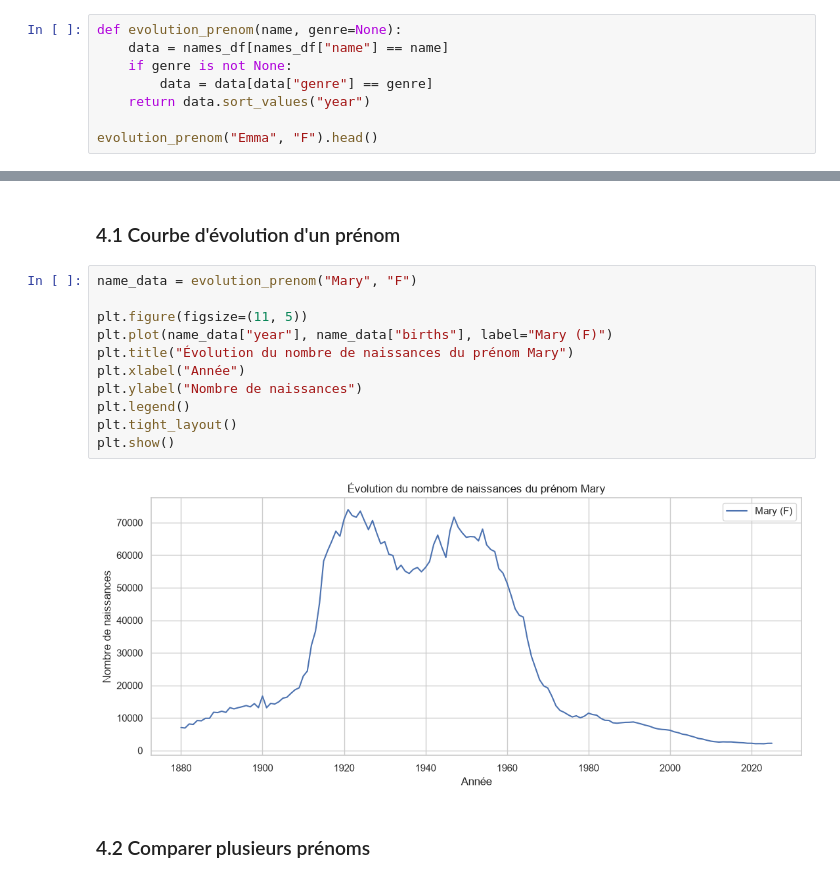
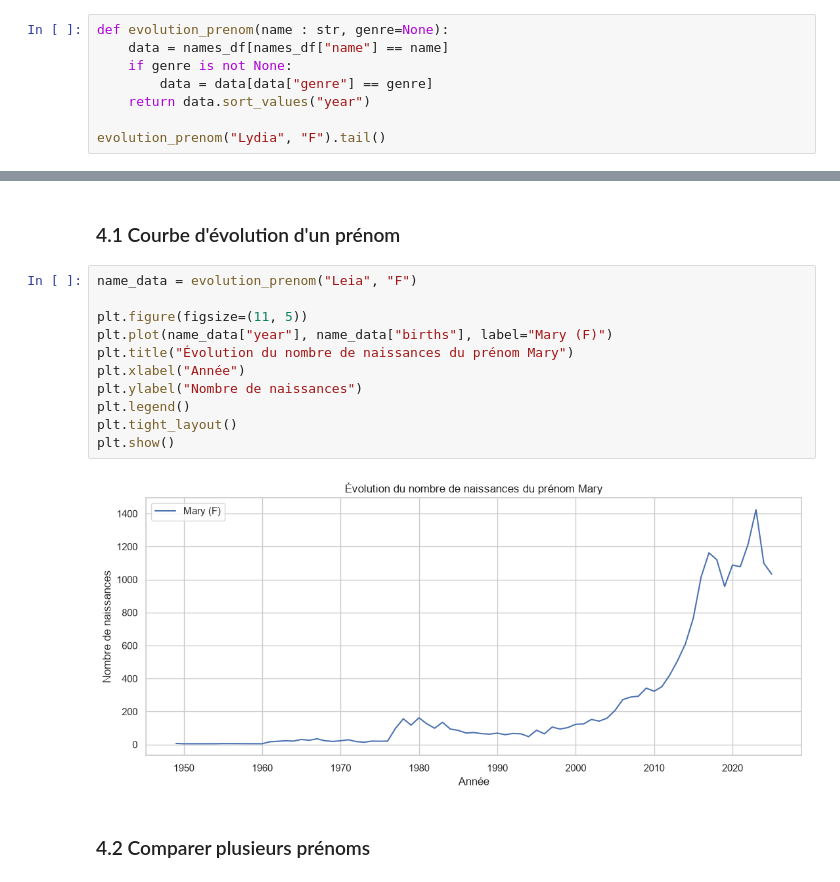
Before and after one commit to lydiavi/introduction-python, a Jupyter notebook: notebooks/1_usa_names.ipynb, the cells around one changed output, grey strips where cells are left out. Saved outputs shown, nothing was run; the diff lists cells and outputs as text.

```diff
--- a/notebooks/1_usa_names.ipynb
+++ b/notebooks/1_usa_names.ipynb
@@ -775,12 +908,12 @@ top_by_year[["year", "name", "genre", "births"]].head(15)
 
 Pour un prénom donné, on peut comparer son nombre de naissances au fil du temps.
 # %%
-def evolution_prenom(name, genre=None):
+def evolution_prenom(name : str, genre=None):
     data = names_df[names_df["name"] == name]
     if genre is not None:
         data = data[data["genre"] == genre]
     return data.sort_values("year")
 
-evolution_prenom("Emma", "F").head()
+evolution_prenom("Lydia", "F").tail()
 # %% [output]
 |  | year | name | genre | births | decade | name_length |
@@ -912,18 +1104,18 @@ On utilise `matplotlib` et `seaborn`. Une bonne visualisation doit avoir un titr
 # %% [markdown]
 ### 4.1 Courbe d'évolution d'un prénom
 # %%
-name_data = evolution_prenom("Mary", "F")
+name_data = evolution_prenom("Leia", "F")
 
 plt.figure(figsize=(11, 5))
 plt.plot(name_data["year"], name_data["births"], label="Mary (F)")
 plt.title("Évolution du nombre de naissances du prénom Mary")
 plt.xlabel("Année")
 plt.ylabel("Nombre de naissances")
 plt.legend()
 plt.tight_layout()
 plt.show()
 # %% [output]
-[figure, old version]
+[figure, new version]
 # %% [markdown]
 ### 4.2 Comparer plusieurs prénoms
 # %%
```
Also changed, not shown: parts of 23 cells of this notebook.
